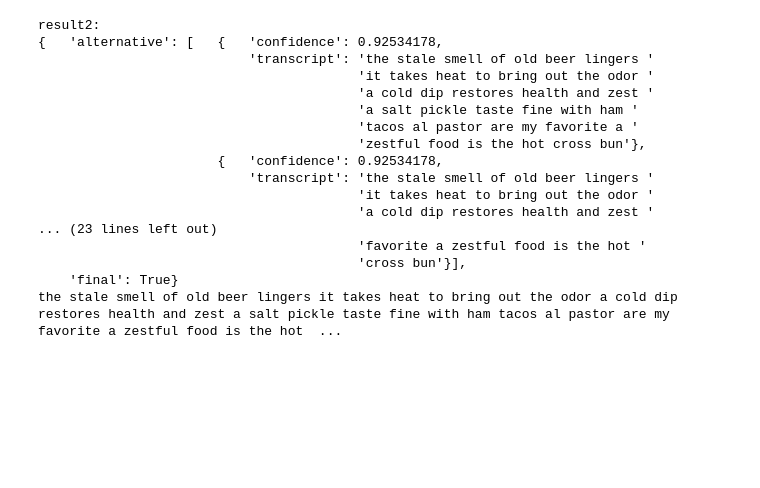
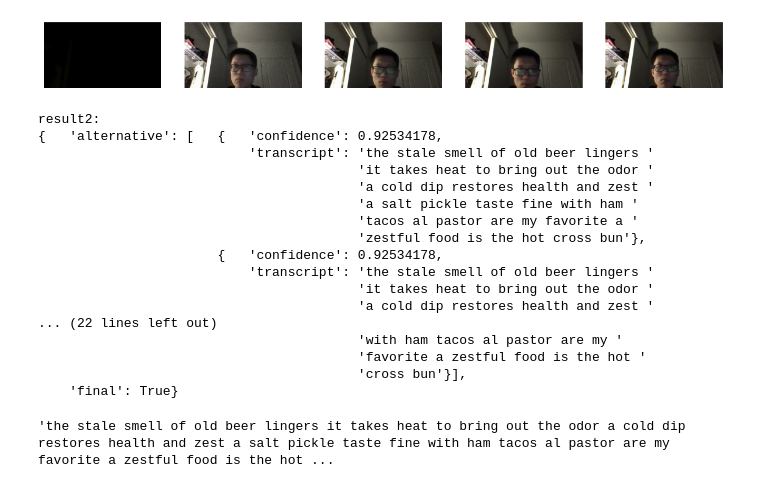
Before and after one commit to ZTTTX/598Project, a Jupyter notebook: WorkSpace.ipynb, the cells around one changed output. Drawn from its saved outputs; the diff is of its cells as text; code cells hidden in the pictures; blank space fills up the shorter version.

Commit message:
video/audio capture

```diff
--- a/WorkSpace.ipynb
+++ b/WorkSpace.ipynb
@@ -4,3 +78,32 @@ import os
+# %%
+def extract_frames(video_path, num_frames=10):
+    cap = cv2.VideoCapture(video_path)
+    total_frames = int(cap.get(cv2.CAP_PROP_FRAME_COUNT))
+    frames_to_extract = np.linspace(0, total_frames - 1, num=num_frames, dtype=int)
+
+    extracted_frames = []
+
+    for frame_num in frames_to_extract:
+        cap.set(cv2.CAP_PROP_POS_FRAMES, frame_num)
+        ret, frame = cap.read()
+        if ret:
+            extracted_frames.append(frame)
+
+    cap.release()
+    return extracted_frames
+
+def display_frames(frames):
+    plt.figure(figsize=(15, 10))
+    for i, frame in enumerate(frames):
+        plt.subplot(1, len(frames), i + 1)
+        plt.imshow(cv2.cvtColor(frame, cv2.COLOR_BGR2RGB))
+        plt.axis('off')
+    plt.show()
+
+frames = extract_frames(video_path, num_frames=5)
+display_frames(frames)
+# %% [output]
+[figure, added]
 # %%
 def transcribe_audio(wav_file):
     recognizer = sr.Recognizer()
@@ -14,12 +117,11 @@ def transcribe_audio(wav_file):
         except sr.RequestError as e:
             return f"Could not request results from Google Speech Recognition service; {e}"
 
-def wav_to_text():
-    wav_file = "./data/test.wav"  # Replace with your wav file path
+def wav_to_text(wav_file):
     text = transcribe_audio(wav_file)
-    print(text)
+    return text
 
-wav_to_text()
+wav_to_text("./data/test.wav")
 # %% [output]
 result2:
 {   'alternative': [   {   'confidence': 0.92534178,
@@ -33,11 +135,12 @@ result2:
                            'transcript': 'the stale smell of old beer lingers '
                                          'it takes heat to bring out the odor '
                                          'a cold dip restores health and zest '
-... (23 lines left out)
+... (22 lines left out)
+                                         'with ham tacos al pastor are my '
                                          'favorite a zestful food is the hot '
                                          'cross bun'}],
     'final': True}
-the stale smell of old beer lingers it takes heat to bring out the odor a cold dip restores health and zest a salt pickle taste fine with ham tacos al pastor are my favorite a zestful food is the hot  ...
+'the stale smell of old beer lingers it takes heat to bring out the odor a cold dip restores health and zest a salt pickle taste fine with ham tacos al pastor are my favorite a zestful food is the hot ...
 # %%
 def text_to_speech_mac(text):
     os.system(f'say "{text}"')
```
Also changed, not shown: parts of 4 cells of this notebook, 3 other files.
